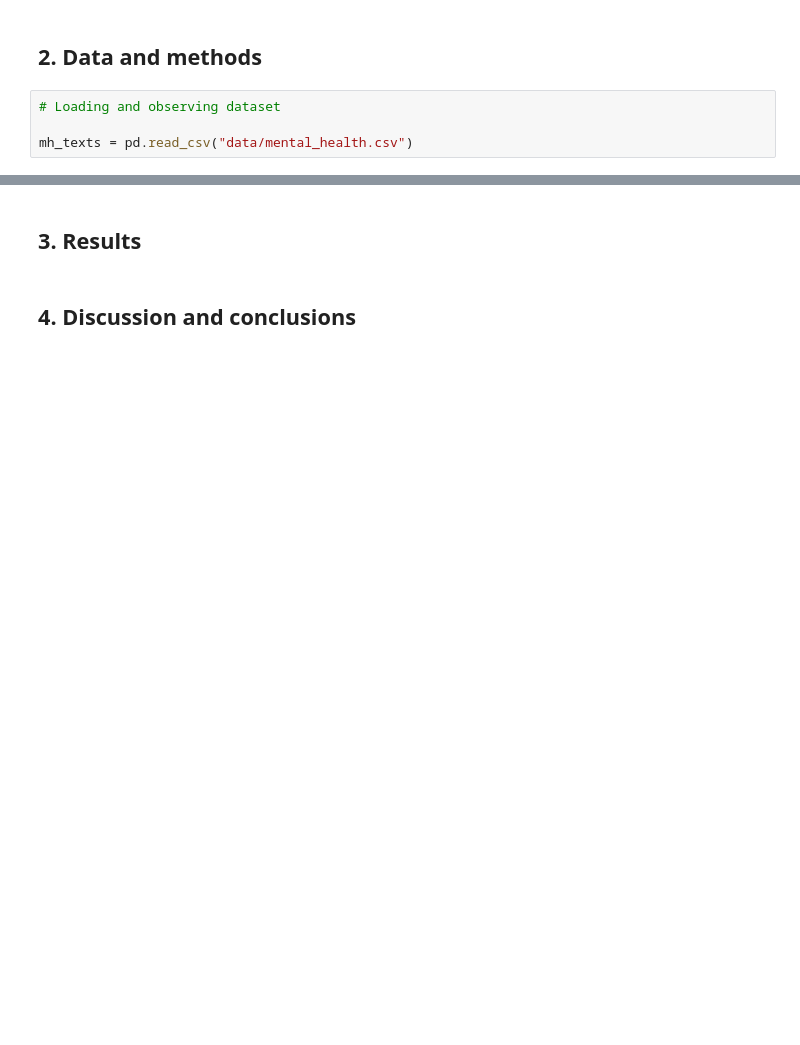
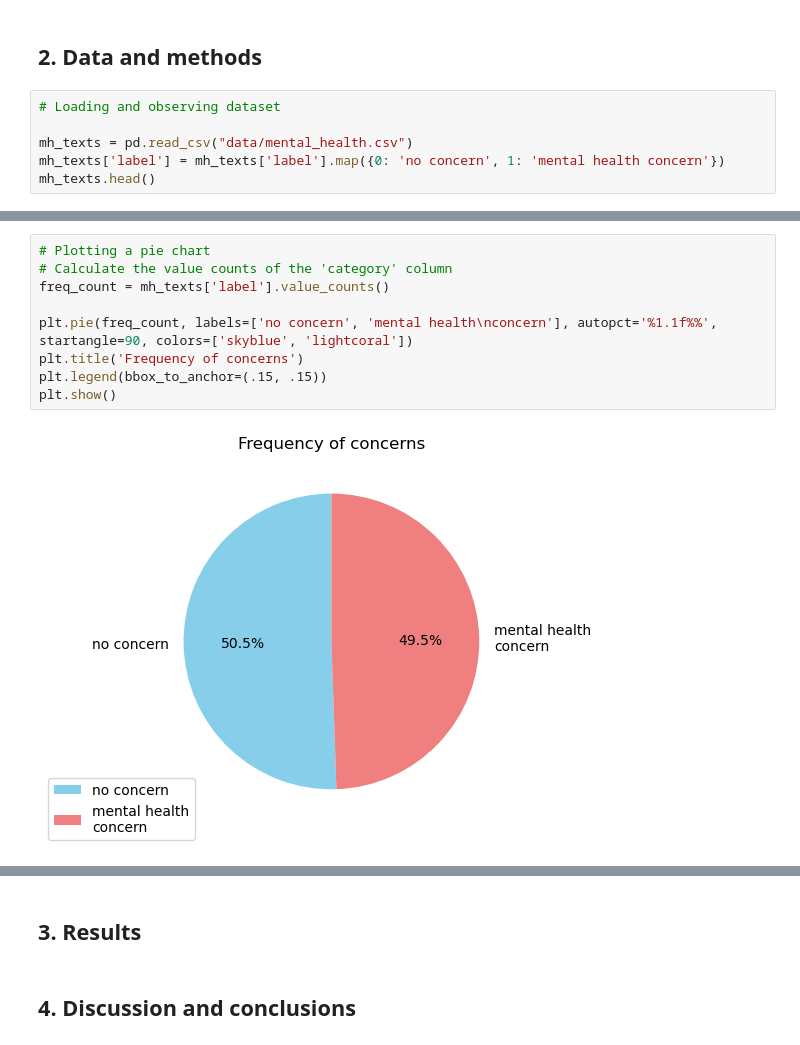
Before and after one commit to anabi77498/text-translation-and-bert, a Jupyter notebook: project.ipynb, the cells around one changed output, grey strips where cells are left out. Cells and saved outputs as stored; diff of their text form; blank space fills up the shorter version.

Commit message:
plot

```diff
--- a/project.ipynb
+++ b/project.ipynb
@@ -95,4 +97,6 @@ import pandas as pd
 # Loading and observing dataset
 
 mh_texts = pd.read_csv("data/mental_health.csv")
+mh_texts['label'] = mh_texts['label'].map({0: 'no concern', 1: 'mental health concern'})
+mh_texts.head()
 # %% [output]
@@ -99,0 +109,11 @@ NameError: name 'pd' is not defined
+# %%
+# Plotting a pie chart
+# Calculate the value counts of the 'category' column
+freq_count = mh_texts['label'].value_counts()
+
+plt.pie(freq_count, labels=['no concern', 'mental health\nconcern'], autopct='%1.1f%%', startangle=90, colors=['skyblue', 'lightcoral'])
+plt.title('Frequency of concerns')
+plt.legend(bbox_to_anchor=(.15, .15))
+plt.show()
+# %% [output]
+[figure, added]
```
Also changed, not shown: parts of 4 cells of this notebook.
